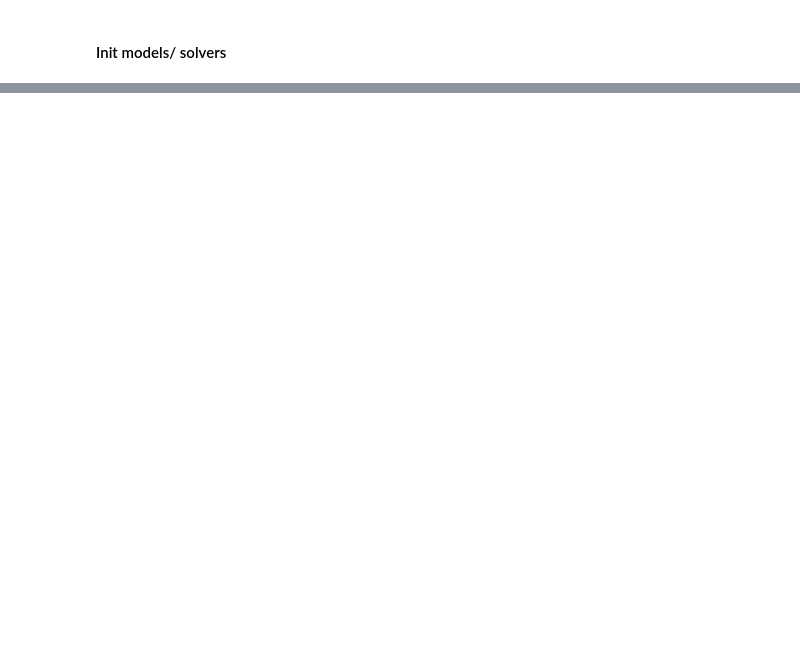
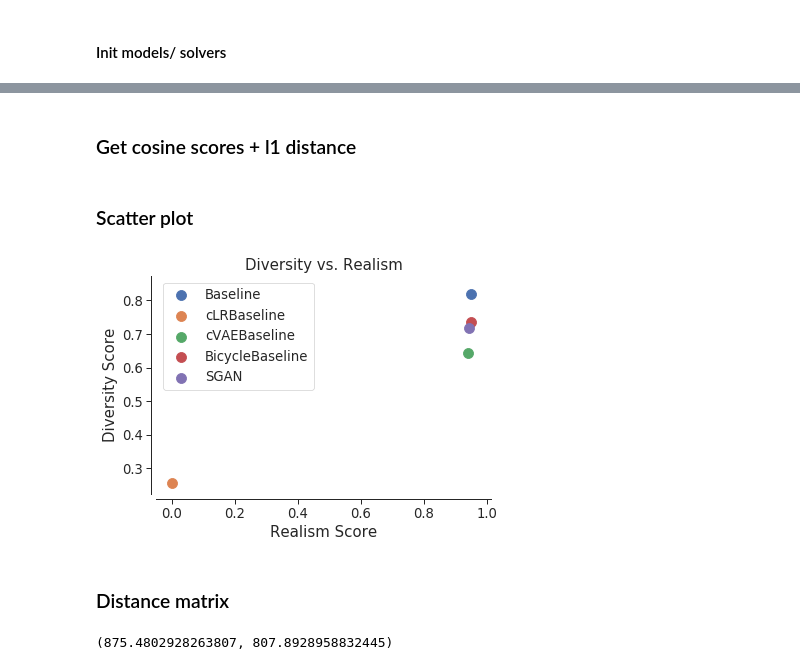
Before and after one commit to lappalainenj/mapsgan, a Jupyter notebook: examples/diversity_score.ipynb, the cells around one changed output, grey strips where cells are left out. Saved outputs shown, nothing was run; the diff lists cells and outputs as text; code cells hidden in the pictures; blank space fills up the shorter version.

```diff
--- a/examples/diversity_score.ipynb
+++ b/examples/diversity_score.ipynb
@@ -459,3 +58,0 @@ def knots_scene(scene):
-# %%
-xy_pred = output['xy_pred']
-knots_scene(xy_pred)
@@ -496,0 +76,47 @@ Next steps:
+# %% [markdown]
+### Get cosine scores + l1 distance
+# %%
+def distance(xy_pred, xy_out):
+    d = []
+    for i, pred in enumerate(xy_pred):
+        d.append(np.abs(pred.flatten()-xy_out[i].flatten()).mean())
+    return np.mean(d)
+# %%
+cosine_score_model = {key:None for key in models}
+l1_score_model = {key:None for key in models}
+# %%
+for model, item in models.items():
+    if item['ckpt']:
+        solver.generator = item['generator']
+        solver.load_generator(model_path + item['ckpt'])
+        out = solver.test(trainloader)
+        xy_pred = out['xy_pred']
+        xy_out = out['xy_out']
+        l1_score_model[model] = distance(xy_pred, xy_out)
+        xy_pred_normed = norm_scene(xy_pred)
+        cosine_score_model[model] = cos_scene(xy_pred)
+
+cosine_score_real = cos_scene(xy_out)
+cosine_scores = {key:value/cosine_score_real for key, value in cosine_score_model.items() if value}
+maxl1 = np.max([x for x in l1_score_model.values() if x])
+l1_scores = {key: (maxl1-value)/maxl1  for key, value in l1_score_model.items() if value}
+# %% [markdown]
+### Scatter plot
+# %%
+viz = Visualization()
+ax = viz.plot.init_subplot(title='Diversity vs. Realism')
+
+for model in cosine_scores:
+    ax.scatter(l1_scores[model], cosine_scores[model], s=100, label=model,
+               alpha=1)
+
+ax.legend()
+ax.set_ylabel('Diversity Score')
+ax.set_xlabel('Realism Score')
+#ax.grid(True)
+
+plt.show()
+# %% [output]
+[figure, added]
+# %% [markdown]
+### Distance matrix
@@ -496,0 +153,4 @@ Next steps:
+# %%
+dm[1:]
+# %% [output]
+(875.4802928263807, 807.8928958832445)
```
Also changed, not shown: parts of 87 cells of this notebook, 5 other files.
